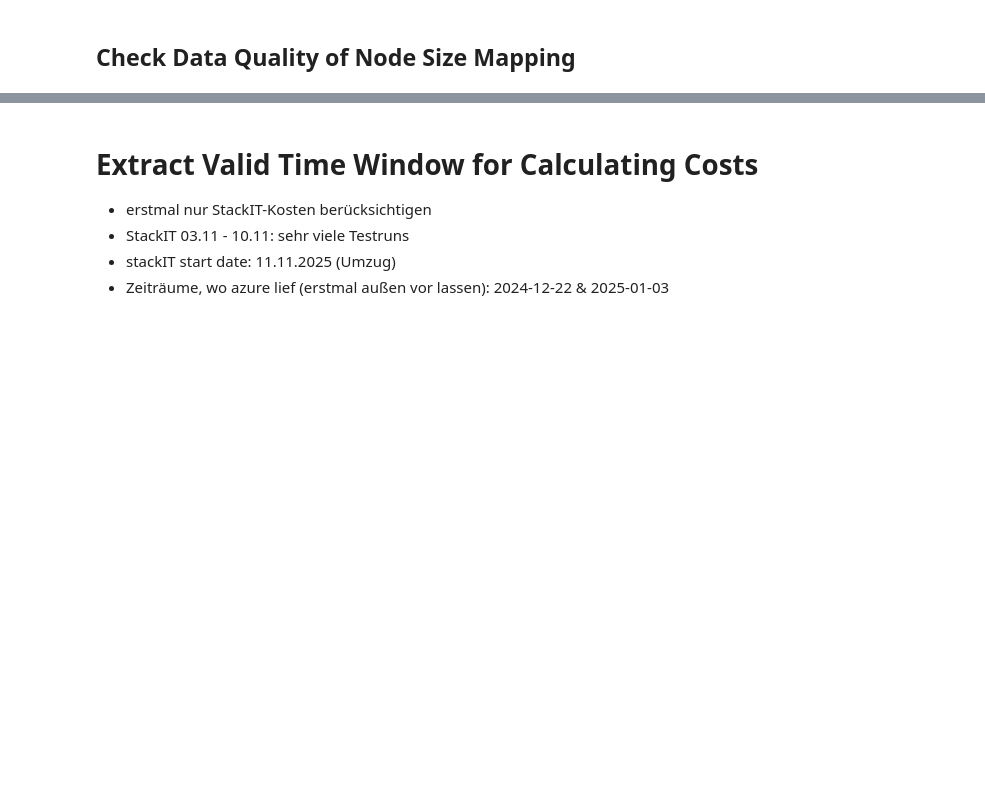
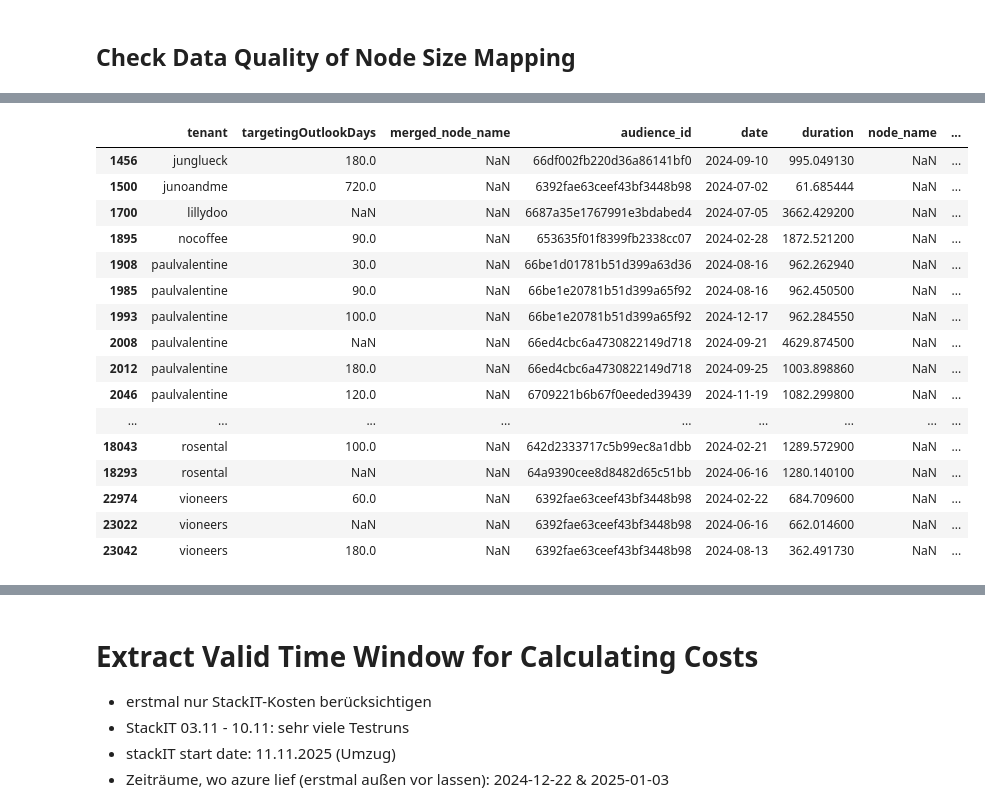
Before and after one commit to KaroPy/evaluation-and-execution-scripts, a Jupyter notebook: analysis/extract_targeting_retraining_costs.ipynb, the cells around one changed output, grey strips where cells are left out. Saved outputs shown, nothing was run; the diff lists cells and outputs as text; code cells hidden in the pictures; blank space fills up the shorter version.

```diff
--- a/analysis/extract_targeting_retraining_costs.ipynb
+++ b/analysis/extract_targeting_retraining_costs.ipynb
@@ -317,0 +575,8 @@ merged_targeting_runs_with_models_with_node_size[["tenant","timestamp","audience
+# %%
+github_node_sizes_retraining = read_yaml_from_github(
+    "prefect-2-targeting",
+    "config/kubernetes/",
+    ["node_types.yaml"],
+    logging
+)
+github_node_sizes_retraining
@@ -317,0 +608,5 @@ merged_targeting_runs_with_models_with_node_size[["tenant","timestamp","audience
+# %%
+github_node_sizes_df = pd.DataFrame.from_dict(github_node_sizes_retraining["node_types"]["resources"], orient="index").reset_index().rename(columns={"index": "node_type"})
+for col in github_node_sizes_df.columns:
+    github_node_sizes_df = github_node_sizes_df.rename(columns={col: f"{col}_github"})
+github_node_sizes_df
@@ -317,0 +622,9 @@ merged_targeting_runs_with_models_with_node_size[["tenant","timestamp","audience
+# %%
+merged_targeting_runs_with_models_with_node_size = pd.merge(
+    merged_targeting_runs_with_models_with_node_size,
+    github_node_sizes_df,
+    left_on="merged_node_name",
+    right_on="node_pool_name_github",
+    how="left"
+)
+merged_targeting_runs_with_models_with_node_size[["tenant","timestamp","audience_id","timestamp","targetingOutlookDays","node_name","node_gb_nm","merged_node_name","node_pool_name_github","node_type_github"]]
@@ -317,0 +645,6 @@ merged_targeting_runs_with_models_with_node_size[["tenant","timestamp","audience
+# %%
+merged_targeting_runs_with_models_with_node_size["merged_node_name"] = np.where(
+    merged_targeting_runs_with_models_with_node_size["merged_node_name"]==merged_targeting_runs_with_models_with_node_size["node_pool_name_github"],
+    merged_targeting_runs_with_models_with_node_size["node_type_github"],
+    merged_targeting_runs_with_models_with_node_size["merged_node_name"]
+)
@@ -324,3 +677,21 @@ print(f"Found {len(null_node_size_mapping)} null node size mappings")
 # %%
-null_node_size_mapping[["tenant","targetingOutlookDays","node_name","audience_id","date"]]#.drop_duplicates()
+null_node_size_mapping[["tenant","targetingOutlookDays","merged_node_name","audience_id","date","duration","node_name","node_pool_name_github"]]#.drop_duplicates()
+# %% [output]
+|  | tenant | targetingOutlookDays | merged_node_name | audience_id | date | duration | node_name | ... |
+| 1456 | junglueck | 180.0 | NaN | 66df002fb220d36a86141bf0 | 2024-09-10 | 995.049130 | NaN | ... |
+| 1500 | junoandme | 720.0 | NaN | 6392fae63ceef43bf3448b98 | 2024-07-02 | 61.685444 | NaN | ... |
+| 1700 | lillydoo | NaN | NaN | 6687a35e1767991e3bdabed4 | 2024-07-05 | 3662.429200 | NaN | ... |
+| 1895 | nocoffee | 90.0 | NaN | 653635f01f8399fb2338cc07 | 2024-02-28 | 1872.521200 | NaN | ... |
+| 1908 | paulvalentine | 30.0 | NaN | 66be1d01781b51d399a63d36 | 2024-08-16 | 962.262940 | NaN | ... |
+| 1985 | paulvalentine | 90.0 | NaN | 66be1e20781b51d399a65f92 | 2024-08-16 | 962.450500 | NaN | ... |
+| 1993 | paulvalentine | 100.0 | NaN | 66be1e20781b51d399a65f92 | 2024-12-17 | 962.284550 | NaN | ... |
+| 2008 | paulvalentine | NaN | NaN | 66ed4cbc6a4730822149d718 | 2024-09-21 | 4629.874500 | NaN | ... |
+| 2012 | paulvalentine | 180.0 | NaN | 66ed4cbc6a4730822149d718 | 2024-09-25 | 1003.898860 | NaN | ... |
+| 2046 | paulvalentine | 120.0 | NaN | 6709221b6b67f0eeded39439 | 2024-11-19 | 1082.299800 | NaN | ... |
+| ... | ... | ... | ... | ... | ... | ... | ... | ... |
+| 18043 | rosental | 100.0 | NaN | 642d2333717c5b99ec8a1dbb | 2024-02-21 | 1289.572900 | NaN | ... |
+| 18293 | rosental | NaN | NaN | 64a9390cee8d8482d65c51bb | 2024-06-16 | 1280.140100 | NaN | ... |
+| 22974 | vioneers | 60.0 | NaN | 6392fae63ceef43bf3448b98 | 2024-02-22 | 684.709600 | NaN | ... |
+| 23022 | vioneers | NaN | NaN | 6392fae63ceef43bf3448b98 | 2024-06-16 | 662.014600 | NaN | ... |
+| 23042 | vioneers | 180.0 | NaN | 6392fae63ceef43bf3448b98 | 2024-08-13 | 362.491730 | NaN | ... |
 # %%
```
Also changed, not shown: parts of 78 cells of this notebook, 2 other files.
